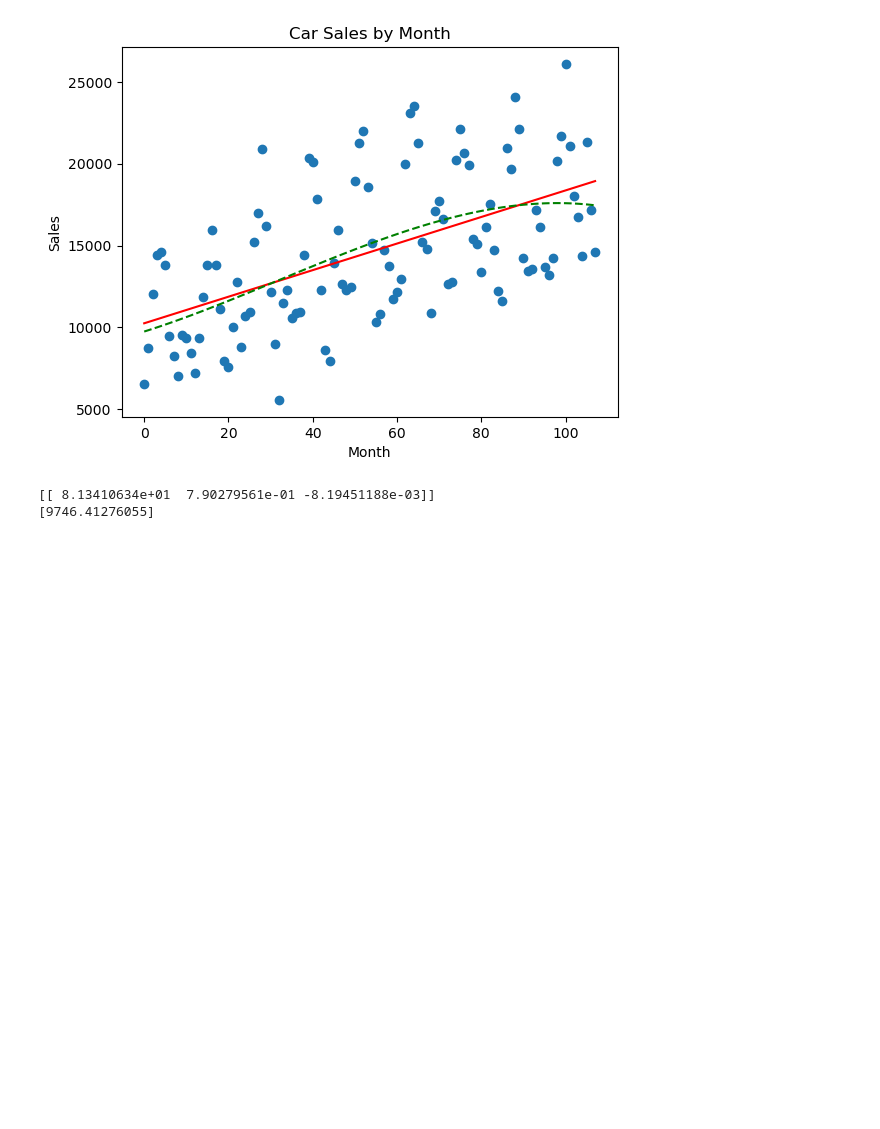
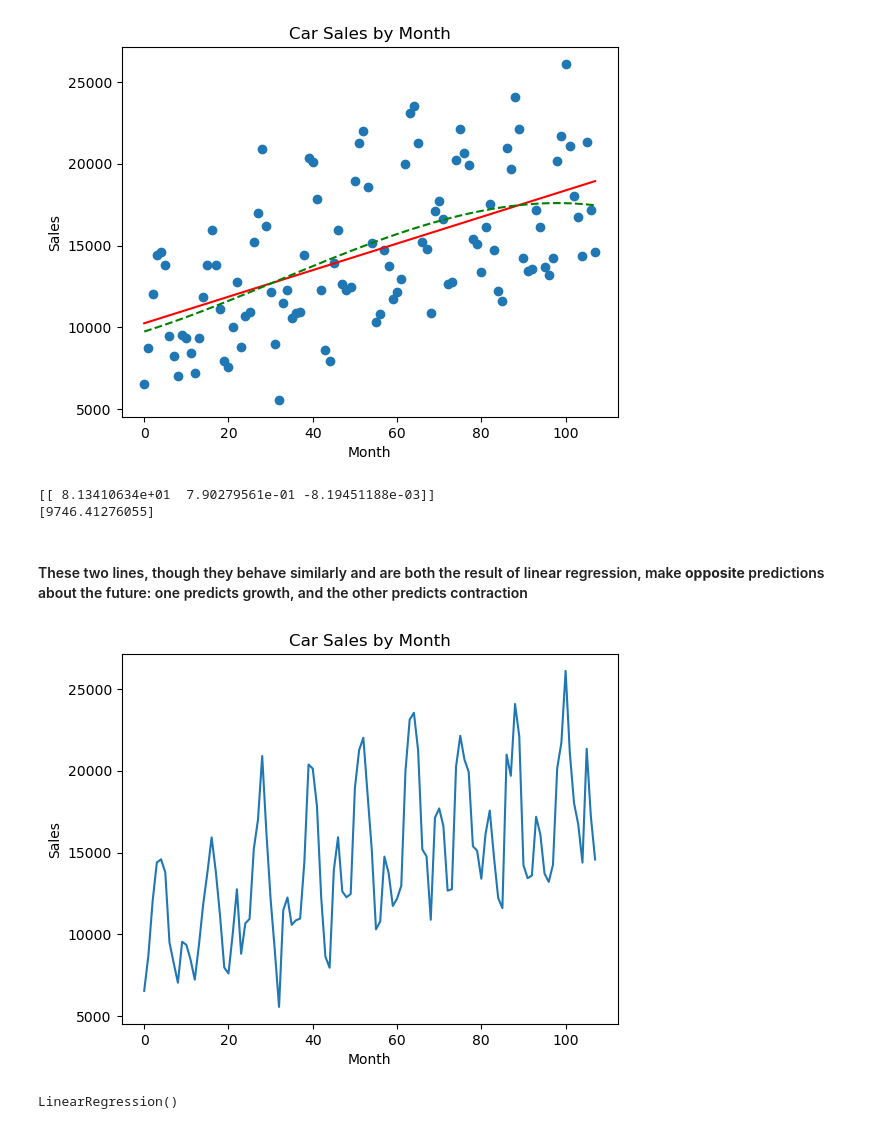
Before and after one commit to nyguerrillagirl/100-days-of-code, a Jupyter notebook: src/python_projects/dive_into_data_science/chapter02/chapter_02.ipynb, the cells around one changed output. Cells and saved outputs as stored; diff of their text form; code cells hidden in the pictures; blank space fills up the shorter version.

Commit message:
Day #71 Cybersecurity, Using linear regression, Data Camp - Python

```diff
--- a/src/python_projects/dive_into_data_science/chapter02/chapter_02.ipynb
+++ b/src/python_projects/dive_into_data_science/chapter02/chapter_02.ipynb
@@ -227,3 +227,14 @@ print(regressor_cubic.intercept_)
 # %% [output]
 [[ 8.13410634e+01  7.90279561e-01 -8.19451188e-03]]
 [9746.41276055]
+# %% [markdown]
+#### These two lines, though they behave similarly and are both the result of linear regression, make **opposite** predictions about the future: one predicts growth, and the other predicts contraction
+# %%
+from matplotlib import pyplot as plt
+plt.plot(carsales['period'], carsales['sales'])
+plt.title('Car Sales by Month')
+plt.xlabel('Month')
+plt.ylabel('Sales')
+plt.show()
+# %% [output]
+[figure, added]
@@ -229,0 +248,5 @@ print(regressor_cubic.intercept_)
+# %%
+regressor_trig = LinearRegression()
+regressor_trig.fit(x_trig, y)
+# %% [output]
+LinearRegression()
```
Also changed, not shown: parts of 7 cells of this notebook, 2 other files.
